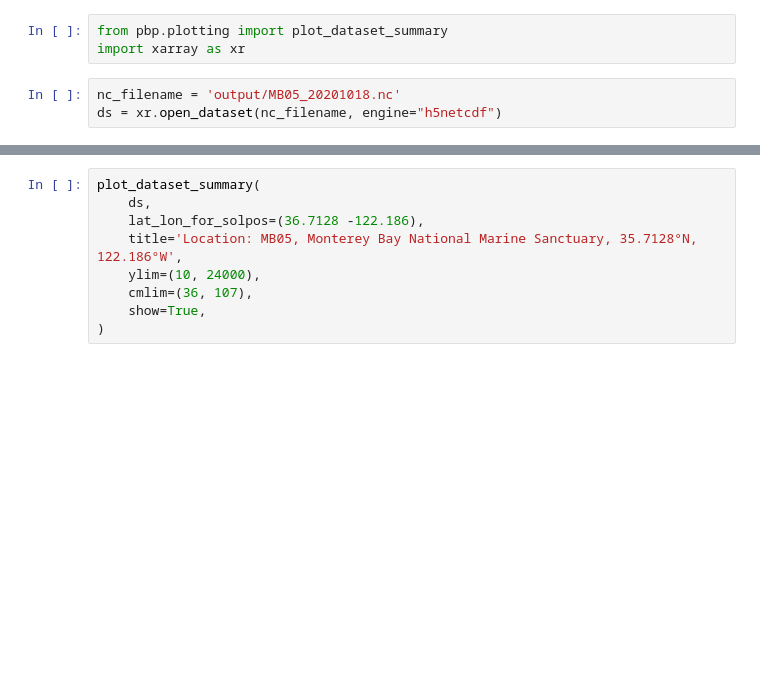
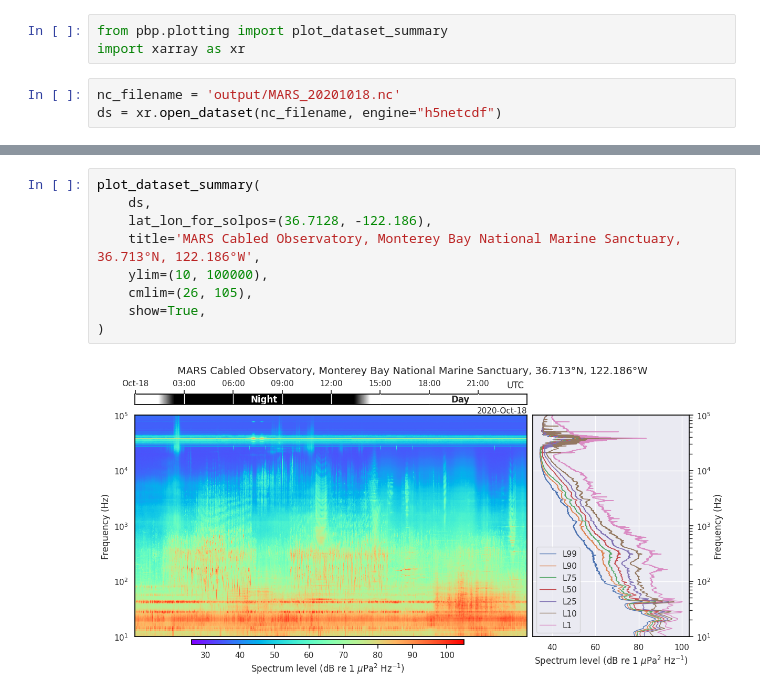
Before and after one commit to ioos/soundcoop, a Jupyter notebook: 1_process_to_HMD_pbp/MARS/gen_HMD_MARS_icListen.ipynb, the cells around one changed output, grey strips where cells are left out. Cells and saved outputs as stored; diff of their text form; blank space fills up the shorter version.

```diff
--- a/1_process_to_HMD_pbp/MARS/gen_HMD_MARS_icListen.ipynb
+++ b/1_process_to_HMD_pbp/MARS/gen_HMD_MARS_icListen.ipynb
@@ -190,5 +292,5 @@ We can use the `plot_dataset_summary` function in mbari-pbp:
 from pbp.plotting import plot_dataset_summary
 import xarray as xr
 # %%
-nc_filename = 'output/MB05_20201018.nc'
+nc_filename = 'output/MARS_20201018.nc'
 ds = xr.open_dataset(nc_filename, engine="h5netcdf")
@@ -195,9 +317,11 @@ ds = xr.open_dataset(nc_filename, engine="h5netcdf")
 # %%
 plot_dataset_summary(
     ds,
-    lat_lon_for_solpos=(36.7128 -122.186),
-    title='Location: MB05, Monterey Bay National Marine Sanctuary, 35.7128°N, 122.186°W',
-    ylim=(10, 24000),
-    cmlim=(36, 107),
+    lat_lon_for_solpos=(36.7128, -122.186),
+    title='MARS Cabled Observatory, Monterey Bay National Marine Sanctuary, 36.713°N, 122.186°W',
+    ylim=(10, 100000),
+    cmlim=(26, 105),
     show=True,
 )
+# %% [output]
+[figure, added]
```
Also changed, not shown: parts of 12 cells of this notebook.
